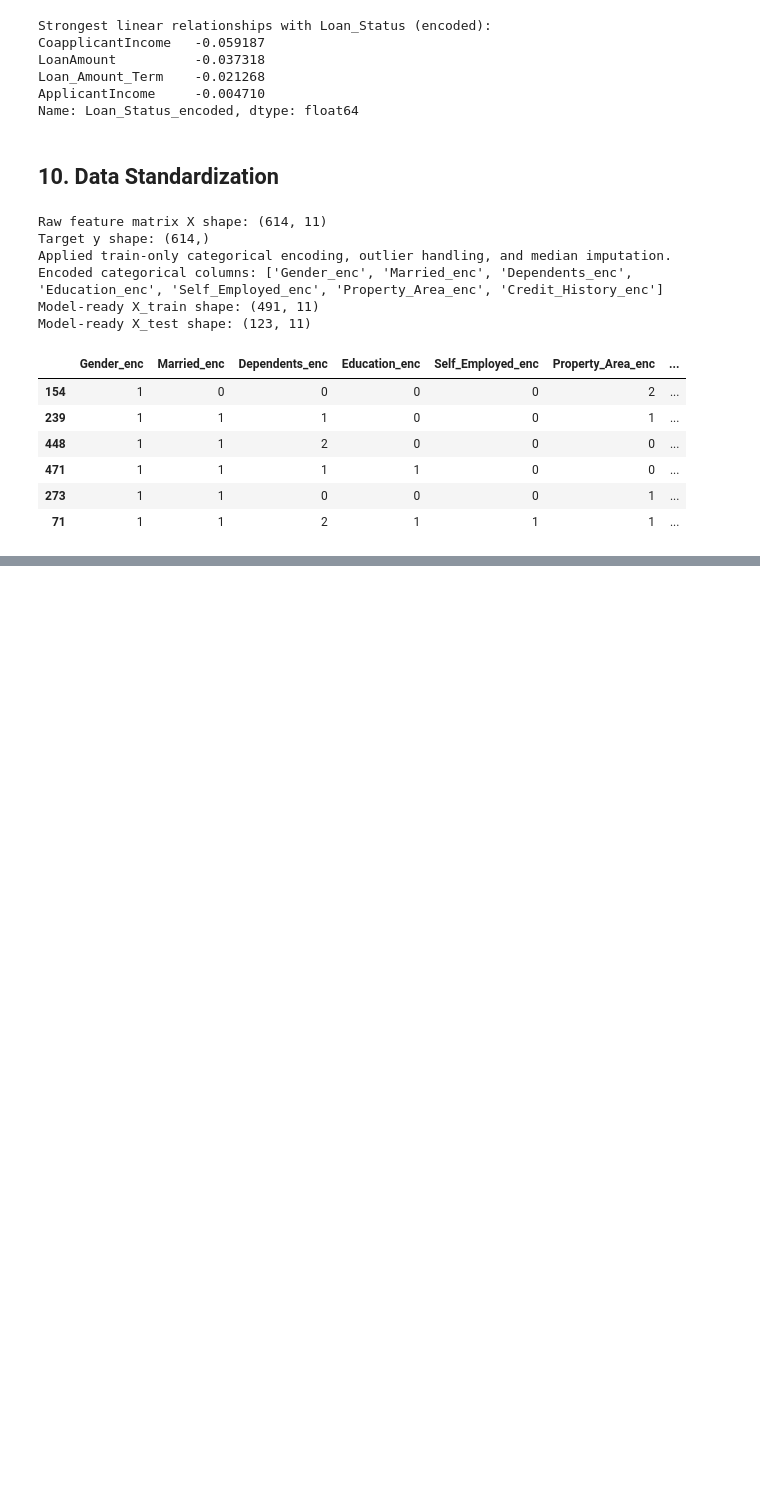
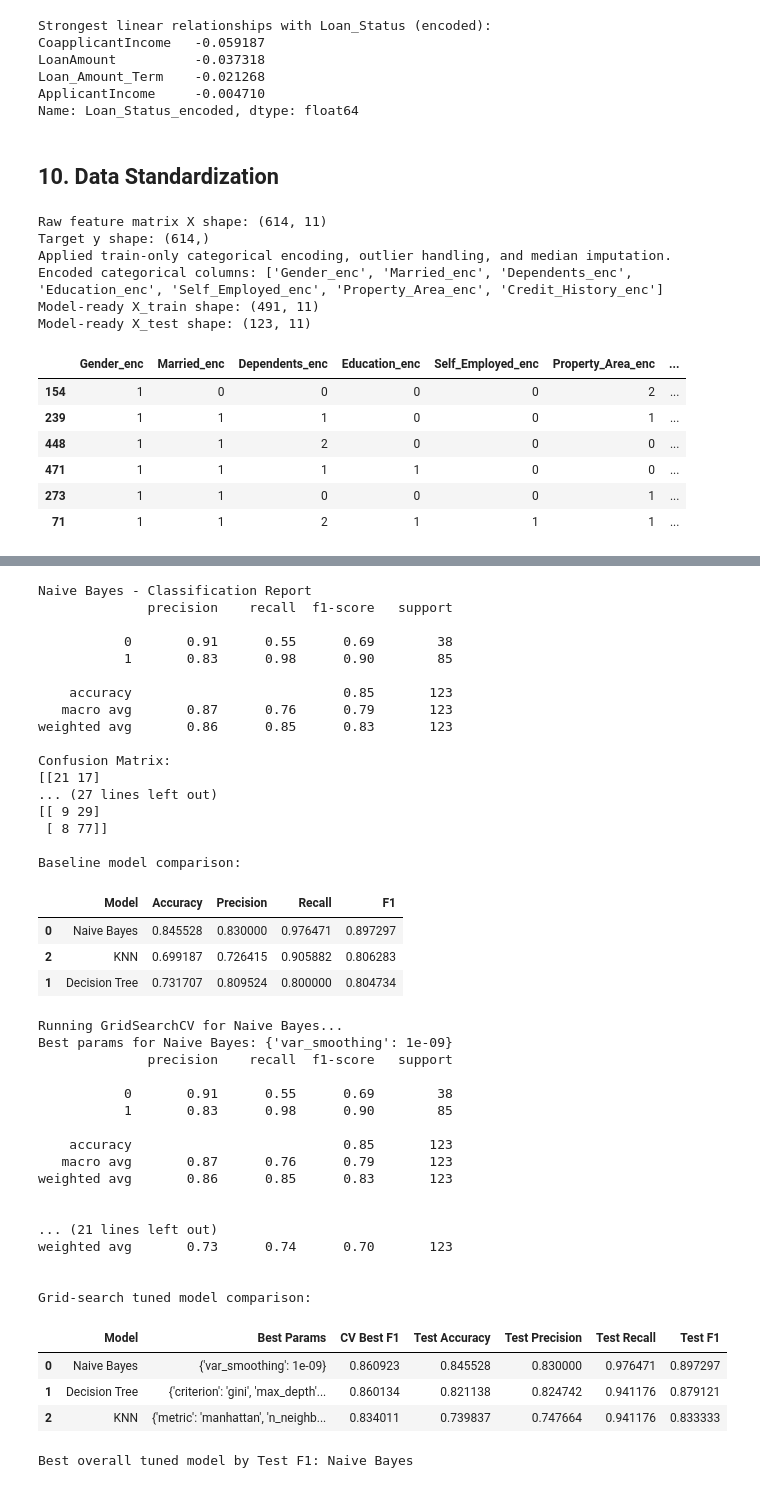
Before and after one commit to mohamedyehiaaa4/Datamining-Project, a Jupyter notebook: Phase1_Loan_EDA.ipynb, the cells around one changed output, grey strips where cells are left out. Saved outputs shown, nothing was run; the diff lists cells and outputs as text; code cells hidden in the pictures; blank space fills up the shorter version.

```diff
--- a/Phase1_Loan_EDA.ipynb
+++ b/Phase1_Loan_EDA.ipynb
@@ -394,0 +382,79 @@ Name: Loan_Status_encoded, Length: 491, dtype: int64
+# %%
+from sklearn.naive_bayes import GaussianNB
+from sklearn.tree import DecisionTreeClassifier
+from sklearn.neighbors import KNeighborsClassifier
+from sklearn.model_selection import GridSearchCV
+from sklearn.metrics import accuracy_score, precision_score, recall_score, f1_score, classification_report, confusion_matrix
+
+models = {
+    "Naive Bayes": GaussianNB(),
+    "Decision Tree": DecisionTreeClassifier(random_state=42),
+    "KNN": KNeighborsClassifier()
+}
+
+baseline_results = []
+
+for name, model in models.items():
+    model.fit(X_train_sc, y_train)
+    y_pred = model.predict(X_test_sc)
+
+    baseline_results.append({
+        "Model": name,
+        "Accuracy": accuracy_score(y_test, y_pred),
+        "Precision": precision_score(y_test, y_pred, zero_division=0),
+        "Recall": recall_score(y_test, y_pred, zero_division=0),
+        "F1": f1_score(y_test, y_pred, zero_division=0)
+    })
+
+    print(f"\n{name} - Classification Report")
+    print(classification_report(y_test, y_pred, zero_division=0))
+    print("Confusion Matrix:")
+    print(confusion_matrix(y_test, y_pred))
+
+baseline_df = pd.DataFrame(baseline_results).sort_values("F1", ascending=False)
+print("\nBaseline model comparison:")
+display(baseline_df)
+# %% [output]
+Naive Bayes - Classification Report
+              precision    recall  f1-score   support
+
+           0       0.91      0.55      0.69        38
+           1       0.83      0.98      0.90        85
+
+    accuracy                           0.85       123
+   macro avg       0.87      0.76      0.79       123
+weighted avg       0.86      0.85      0.83       123
+
+Confusion Matrix:
+[[21 17]
+... (27 lines left out)
+[[ 9 29]
+ [ 8 77]]
+
+Baseline model comparison:
+|  | Model | Accuracy | Precision | Recall | F1 |
+| 0 | Naive Bayes | 0.845528 | 0.830000 | 0.976471 | 0.897297 |
+| 2 | KNN | 0.699187 | 0.726415 | 0.905882 | 0.806283 |
+| 1 | Decision Tree | 0.731707 | 0.809524 | 0.800000 | 0.804734 |
+Running GridSearchCV for Naive Bayes...
+Best params for Naive Bayes: {'var_smoothing': 1e-09}
+              precision    recall  f1-score   support
+
+           0       0.91      0.55      0.69        38
+           1       0.83      0.98      0.90        85
+
+    accuracy                           0.85       123
+   macro avg       0.87      0.76      0.79       123
+weighted avg       0.86      0.85      0.83       123
+
+
+... (21 lines left out)
+weighted avg       0.73      0.74      0.70       123
+
+
+Grid-search tuned model comparison:
+|  | Model | Best Params | CV Best F1 | Test Accuracy | Test Precision | Test Recall | Test F1 |
+| 0 | Naive Bayes | {'var_smoothing': 1e-09} | 0.860923 | 0.845528 | 0.830000 | 0.976471 | 0.897297 |
+| 1 | Decision Tree | {'criterion': 'gini', 'max_depth'... | 0.860134 | 0.821138 | 0.824742 | 0.941176 | 0.879121 |
+| 2 | KNN | {'metric': 'manhattan', 'n_neighb... | 0.834011 | 0.739837 | 0.747664 | 0.941176 | 0.833333 |
+Best overall tuned model by Test F1: Naive Bayes
```
Also changed, not shown: parts of 4 cells of this notebook, 1 other file.
